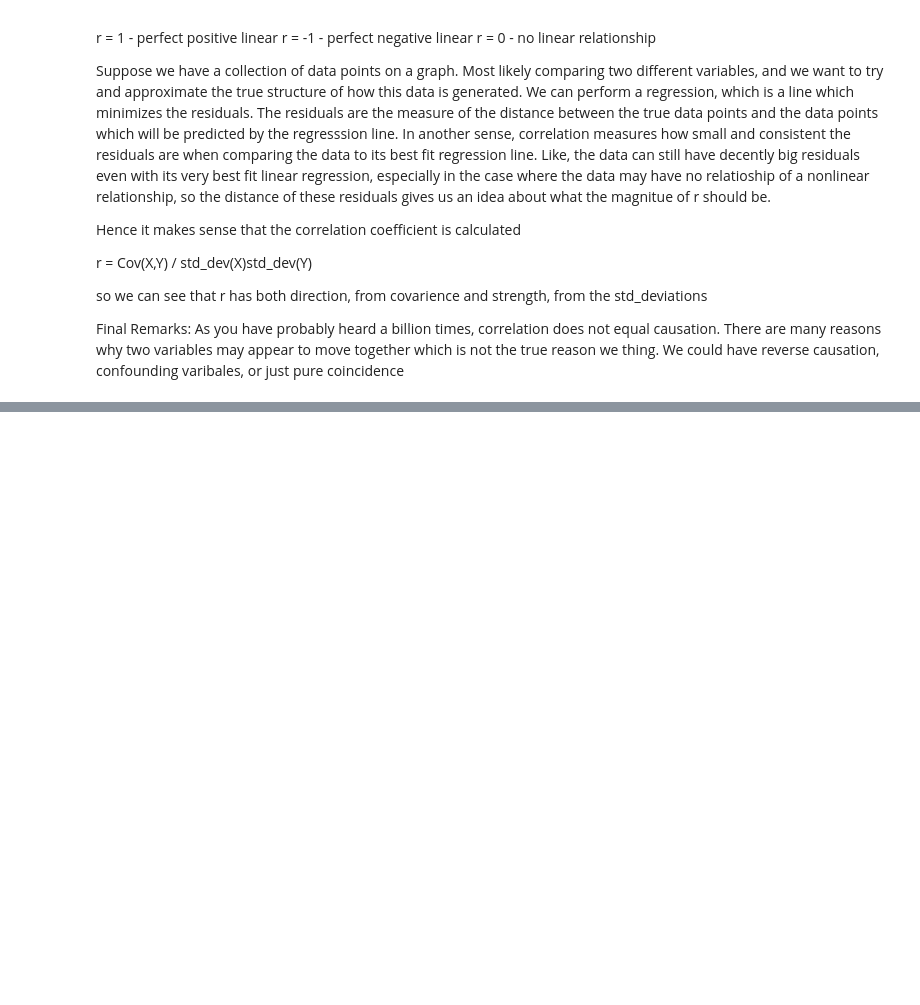
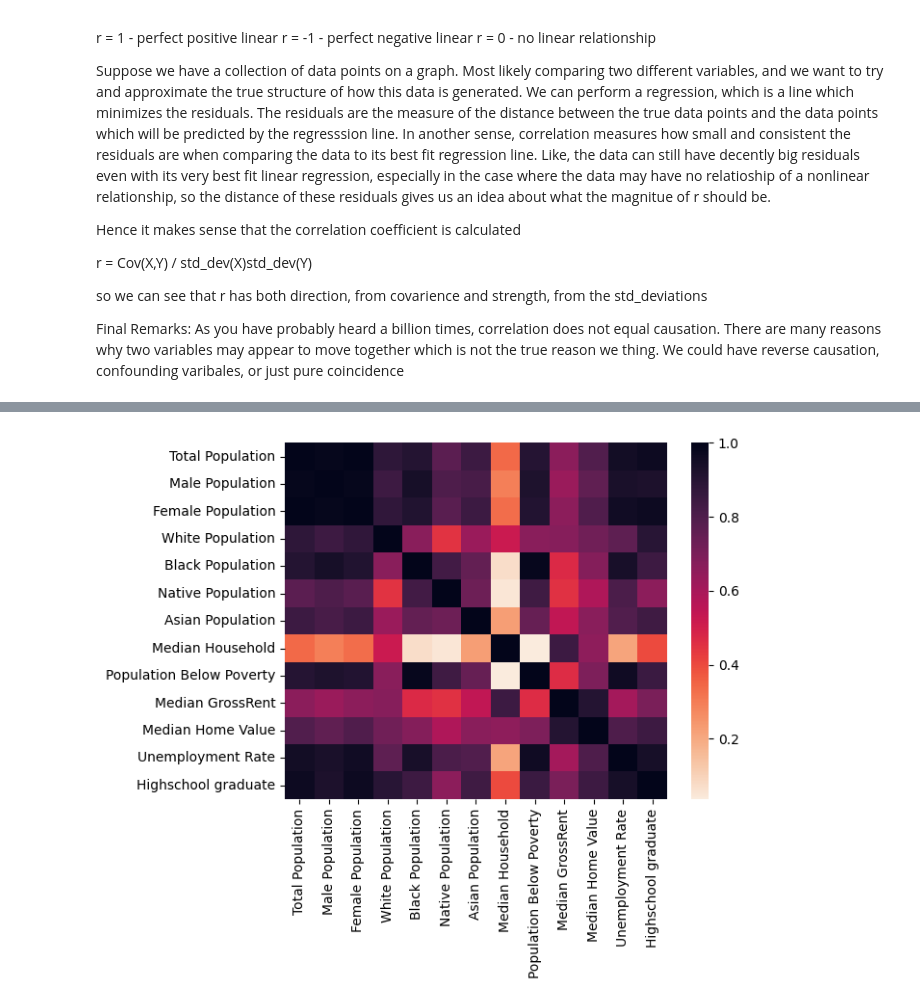
Before and after one commit to stoicelephant/DIDA325, a Jupyter notebook: overview/everything.ipynb, the cells around one changed output, grey strips where cells are left out. Saved outputs shown, nothing was run; the diff lists cells and outputs as text; code cells hidden in the pictures; blank space fills up the shorter version.

Commit message:
corr

```diff
--- a/overview/everything.ipynb
+++ b/overview/everything.ipynb
@@ -231,0 +238,26 @@ As you have probably heard a billion times, correlation does not equal causation
+# %%
+ny_data=pd.read_csv("https://raw.githubusercontent.com/SFord87/325-Datasets/refs/heads/main/ny_data.csv")
+# %%
+#we need to do some brief cleaning of the data
+#its not instantly clear how or what we need to do but I am just following the instructions, so don't worry too much about the cleaning
+
+ny_data = ny_data[['NAME', 'B01003_001E', 'B01001_003E', 'B01001_026E',
+       'B02001_002E', 'B02001_003E',
+       'B02001_004E', 'B02001_005E',
+       'B19013_001E', 'B17001_002E',
+       'B25064_001E', 'B25077_001E',
+       'B23025_005E', 'B15003_022E']]
+
+ny_data = ny_data.rename(columns = {'B01003_001E':'Total Population',
+                          'B01001_003E' : 'Male Population',
+                          'B01001_026E' : "Female Population",
+                          'B02001_002E' : 'White Population',
+                          'B02001_003E' : 'Black Population',
+                          'B02001_004E' : 'Native Population',
+                          'B02001_005E' : 'Asian Population',
+                          'B19013_001E': 'Median Household',
+                          'B17001_002E' : 'Population Below Poverty',
+                          'B25064_001E' : 'Median GrossRent',
+                          'B25077_001E' : 'Median Home Value',
+                          'B23025_005E': 'Unemployment Rate',
+                          'B15003_022E': 'Highschool graduate'})
@@ -231,0 +323,10 @@ As you have probably heard a billion times, correlation does not equal causation
+# %%
+#actually correlation function
+ny_data = ny_data.drop(columns = 'NAME')
+# %%
+data_corr = ny_data.corr()
+# %%
+sns.heatmap(data_corr,cmap='rocket_r') #now darker colors are more correlated
+plt.show()
+# %% [output]
+[figure, added]
```
Also changed, not shown: parts of 6 cells of this notebook.
